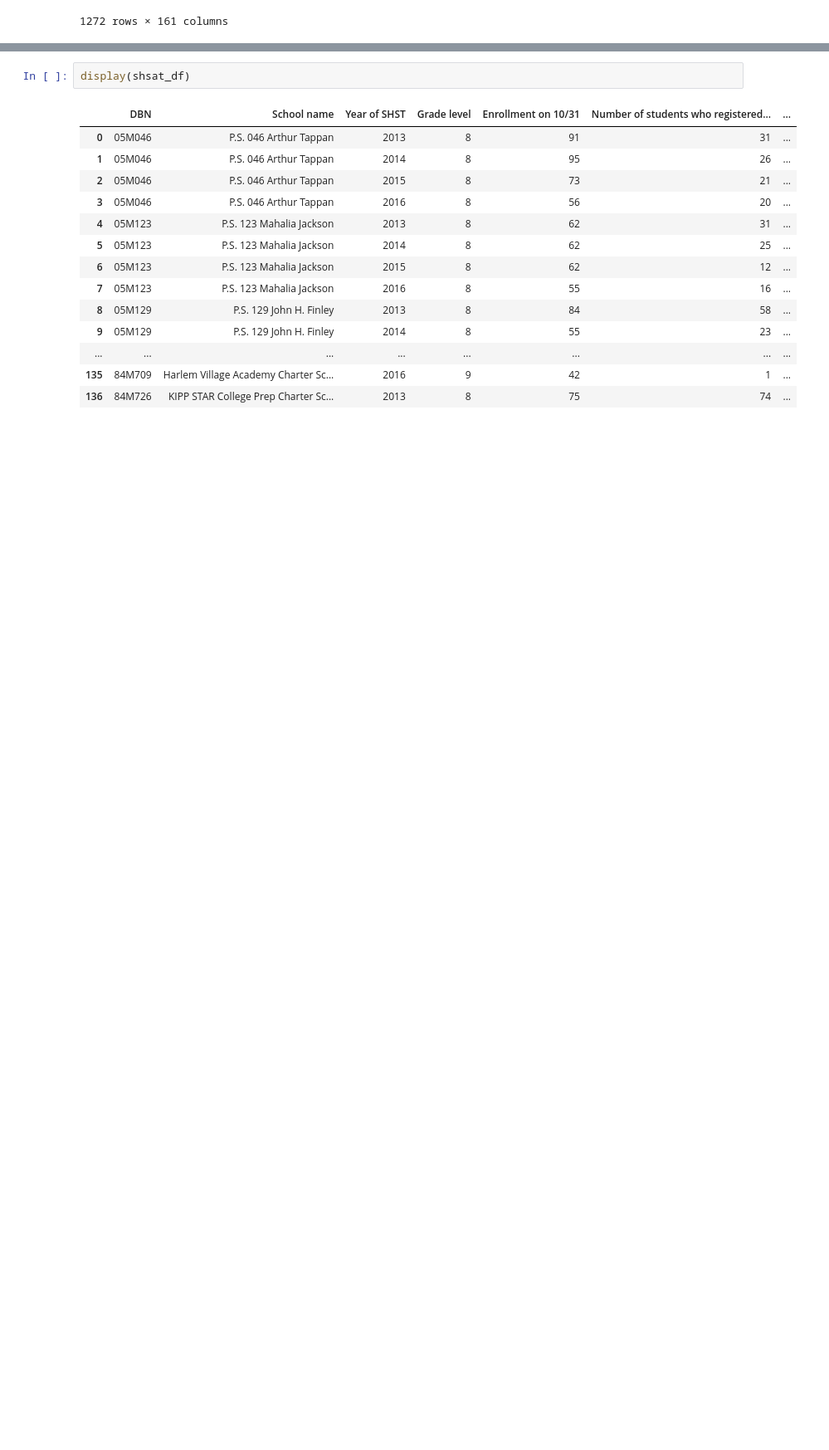
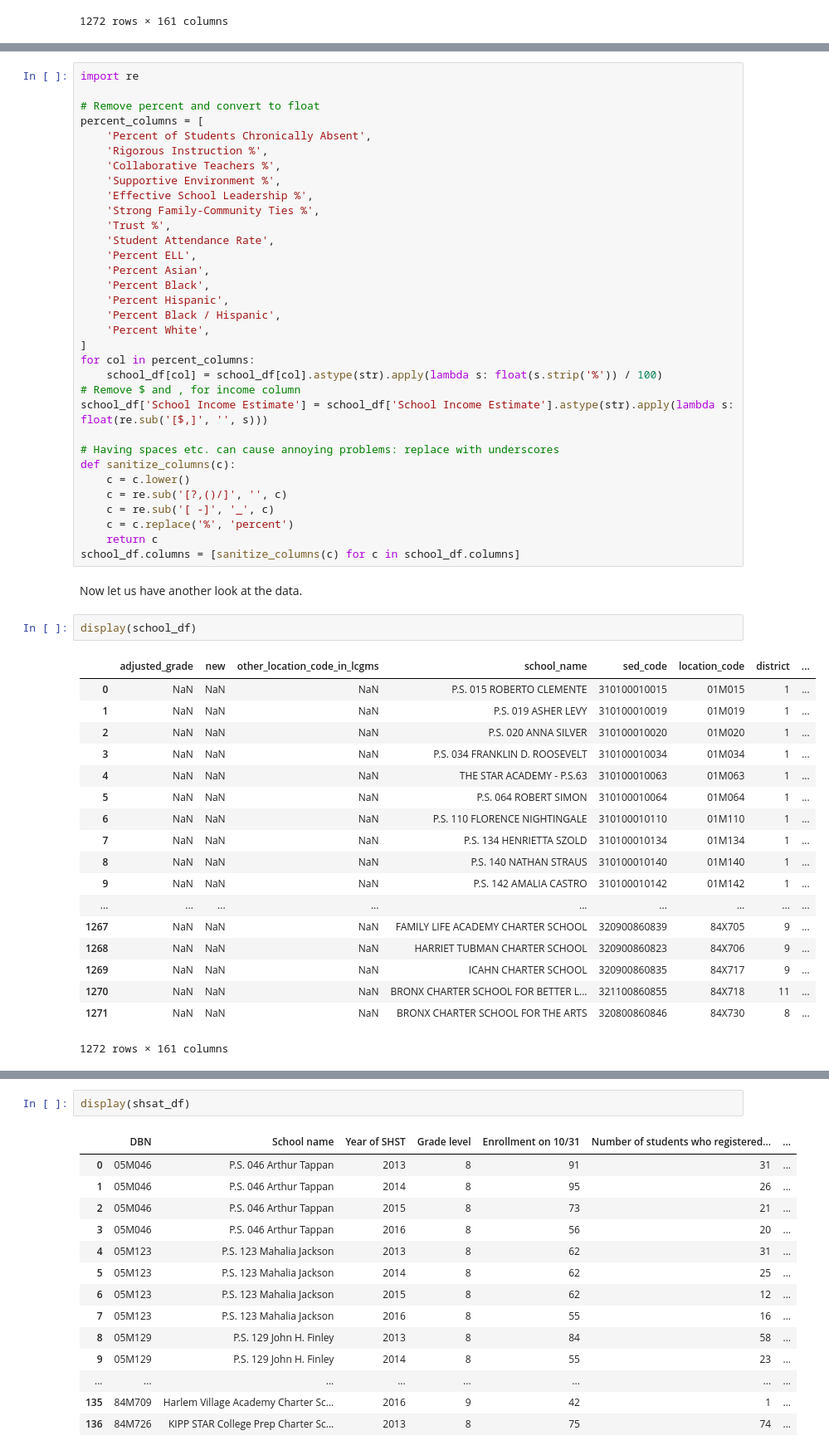
Before and after one commit to mwinton/W207-final-project, a Jupyter notebook: PASSNYC_deepak_nagaraj.ipynb, the cells around one changed output, grey strips where cells are left out. Shown: that part at 83% size. Saved outputs shown, nothing was run; the diff lists cells and outputs as text; blank space fills up the shorter version.

```diff
--- a/PASSNYC_deepak_nagaraj.ipynb
+++ b/PASSNYC_deepak_nagaraj.ipynb
@@ -101,0 +112,56 @@ $$ENI = TemporaryHousing\% + \frac{1}{2} HRAeligible\% + \frac{1}{2} FreeLunchEl
+# %%
+import re
+
+# Remove percent and convert to float
+percent_columns = [
+    'Percent of Students Chronically Absent',
+    'Rigorous Instruction %',
+    'Collaborative Teachers %',
+    'Supportive Environment %',
+    'Effective School Leadership %',
+    'Strong Family-Community Ties %',
+    'Trust %',
+    'Student Attendance Rate',
+    'Percent ELL',
+    'Percent Asian',
+    'Percent Black',
+    'Percent Hispanic',
+    'Percent Black / Hispanic',
+    'Percent White',
+]
+for col in percent_columns:
+    school_df[col] = school_df[col].astype(str).apply(lambda s: float(s.strip('%')) / 100)
+# Remove $ and , for income column
+school_df['School Income Estimate'] = school_df['School Income Estimate'].astype(str).apply(lambda s: float(re.sub('[$,]', '', s)))
+
+# Having spaces etc. can cause annoying problems: replace with underscores
+def sanitize_columns(c):
+    c = c.lower()
+    c = re.sub('[?,()/]', '', c)
+    c = re.sub('[ -]', '_', c)
+    c = c.replace('%', 'percent')
+    return c
+school_df.columns = [sanitize_columns(c) for c in school_df.columns]
+# %% [markdown]
+Now let us have another look at the data.
+# %%
+display(school_df)
+# %% [output]
+|  | adjusted_grade | new | other_location_code_in_lcgms | school_name | sed_code | location_code | district | ... |
+| 0 | NaN | NaN | NaN | P.S. 015 ROBERTO CLEMENTE | 310100010015 | 01M015 | 1 | ... |
+| 1 | NaN | NaN | NaN | P.S. 019 ASHER LEVY | 310100010019 | 01M019 | 1 | ... |
+| 2 | NaN | NaN | NaN | P.S. 020 ANNA SILVER | 310100010020 | 01M020 | 1 | ... |
+| 3 | NaN | NaN | NaN | P.S. 034 FRANKLIN D. ROOSEVELT | 310100010034 | 01M034 | 1 | ... |
+| 4 | NaN | NaN | NaN | THE STAR ACADEMY - P.S.63 | 310100010063 | 01M063 | 1 | ... |
+| 5 | NaN | NaN | NaN | P.S. 064 ROBERT SIMON | 310100010064 | 01M064 | 1 | ... |
+| 6 | NaN | NaN | NaN | P.S. 110 FLORENCE NIGHTINGALE | 310100010110 | 01M110 | 1 | ... |
+| 7 | NaN | NaN | NaN | P.S. 134 HENRIETTA SZOLD | 310100010134 | 01M134 | 1 | ... |
+| 8 | NaN | NaN | NaN | P.S. 140 NATHAN STRAUS | 310100010140 | 01M140 | 1 | ... |
+| 9 | NaN | NaN | NaN | P.S. 142 AMALIA CASTRO | 310100010142 | 01M142 | 1 | ... |
+| ... | ... | ... | ... | ... | ... | ... | ... | ... |
+| 1267 | NaN | NaN | NaN | FAMILY LIFE ACADEMY CHARTER SCHOOL | 320900860839 | 84X705 | 9 | ... |
+| 1268 | NaN | NaN | NaN | HARRIET TUBMAN CHARTER SCHOOL | 320900860823 | 84X706 | 9 | ... |
+| 1269 | NaN | NaN | NaN | ICAHN CHARTER SCHOOL | 320900860835 | 84X717 | 9 | ... |
+| 1270 | NaN | NaN | NaN | BRONX CHARTER SCHOOL FOR BETTER L... | 321100860855 | 84X718 | 11 | ... |
+| 1271 | NaN | NaN | NaN | BRONX CHARTER SCHOOL FOR THE ARTS | 320800860846 | 84X730 | 8 | ... |
+1272 rows × 161 columns
```
Also changed, not shown: parts of 4 cells of this notebook.
